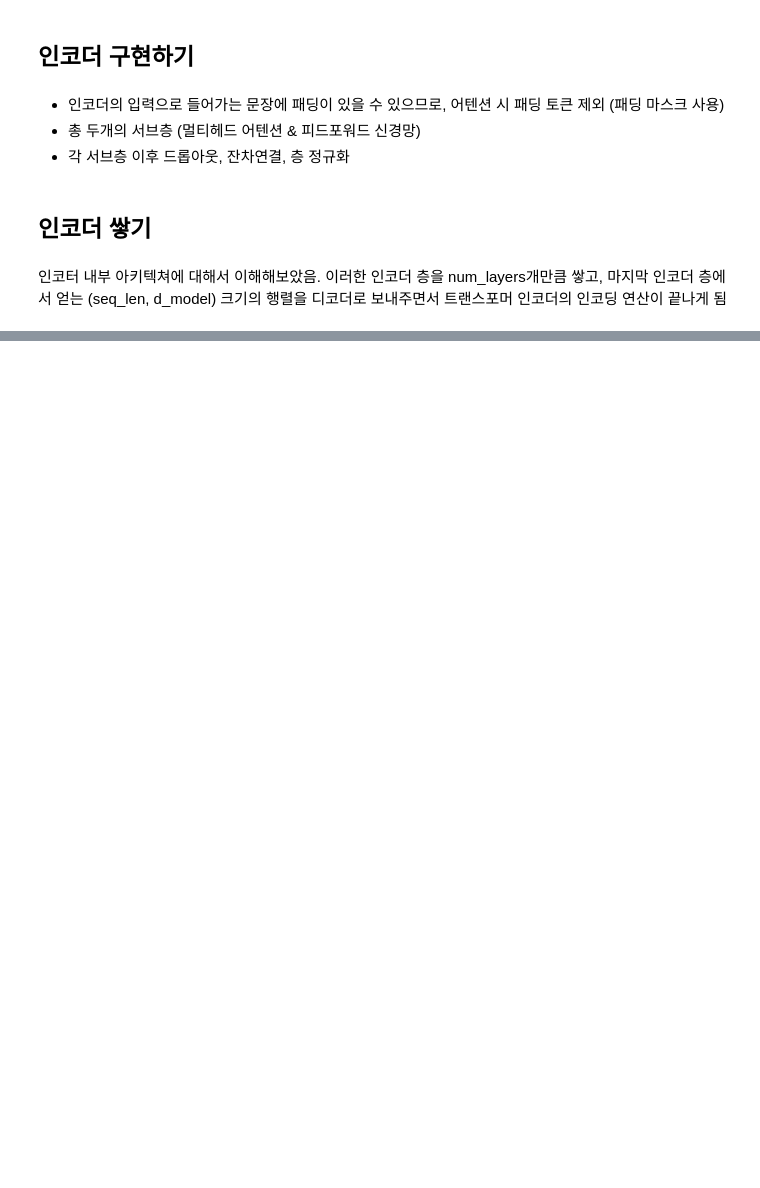
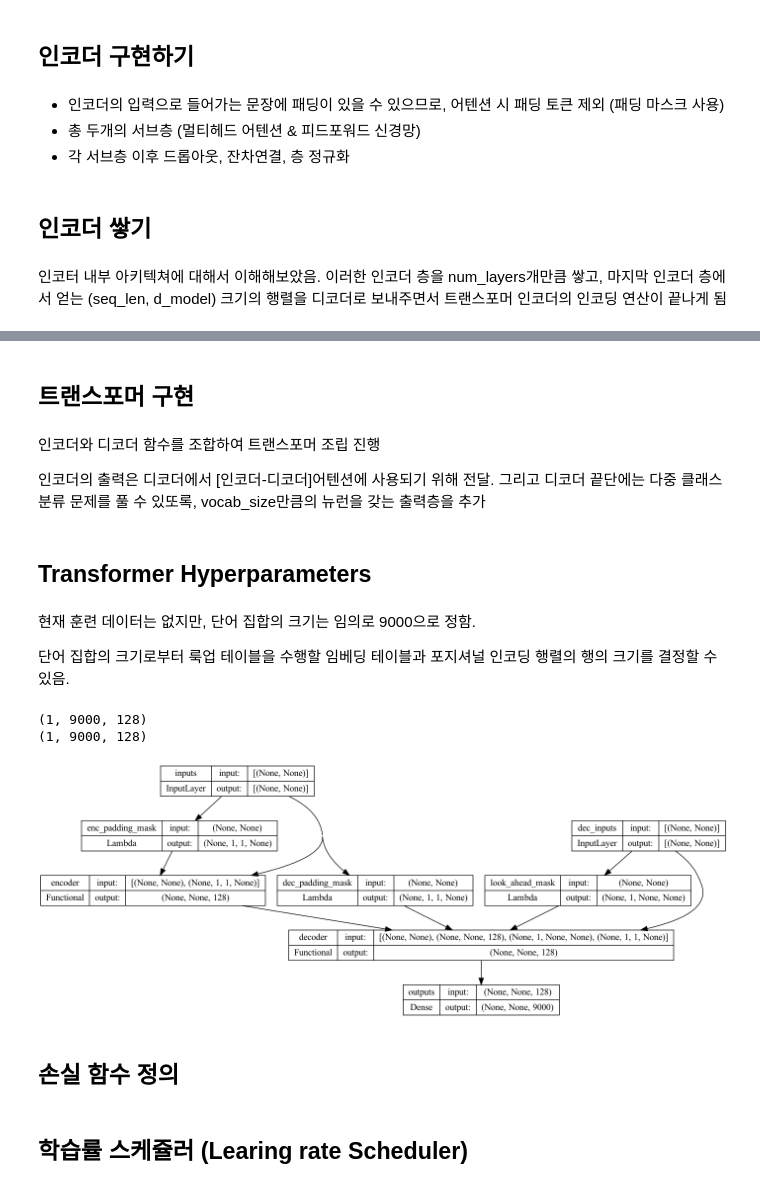
Before and after one commit to Rphabet/nlp, a Jupyter notebook: transformer/tensorflow_transformer.ipynb, the cells around one changed output, grey strips where cells are left out. Drawn from its saved outputs; the diff is of its cells as text; code cells hidden in the pictures; blank space fills up the shorter version.

Commit message:
transformer v0

```diff
--- a/transformer/tensorflow_transformer.ipynb
+++ b/transformer/tensorflow_transformer.ipynb
@@ -261,0 +267,5 @@ class MultiHeadAttention(tf.keras.layers.Layer):
+# %%
+def create_padding_mask(x):
+    mask = tf.cast(tf.math.equal(x, 0), tf.float32)  # x가 0과 같은지 bool을 리턴으로 받는 함수
+    # (batch_size, 1, 1, key의 문장 길이)
+    return mask[:, tf.newaxis, tf.newaxis, :]
@@ -275,7 +289,7 @@ def encoder_layer(dff, d_model, num_heads, dropout, name='encoder_layer'):
     :param name: layer name
     :return: model
     """
-    inputs = tf.Keras.Input(shape=(None, d_model), name='inputs')
+    inputs = tf.keras.Input(shape=(None, d_model), name='inputs')
 
     # Encoder는 패딩 마스크 사용
     padding_mask = tf.keras.Input(shape=(1, 1, None), name='padding_mask')
@@ -321,0 +416,32 @@ def encoder(vocab_size, num_layers, dff, d_model, num_heads, dropout, name='enco
+# %%
+def decoder(vocab_size, num_layers, dff, d_model, num_heads, dropout, name='decoder'):
+    inputs = tf.keras.Input(shape=(None, ), name='inputs')
+    enc_outputs = tf.keras.Input(shape=(None, d_model), name='encoder_outputs')
+
+    # 디코더는 룩어헤드와 패딩 마스크 둘 다 사용
+    look_ahead_mask = tf.keras.Input(shape=(1, None, None), name='look_ahead_mask')
+    padding_mask = tf.keras.Input(shape=(1, 1, None), name='padding_mask')
+
+    # PE + dropout
+    embeddings = tf.keras.layers.Embedding(vocab_size, d_model)(inputs)  # 단어 개수 x 임베딩 차원
+    embeddings *= tf.math.sqrt(tf.cast(d_model, tf.float32))
+    embeddings = PositionalEncoding(vocab_size, d_model)(embeddings)
+    outputs = tf.keras.layers.Dropout(rate=dropout)(embeddings)
+
+    # 디코더를 num_layers개 쌓기
+    for i in range(num_layers):
+        outputs = decoder_layer(dff=dff, d_model=d_model, num_heads=num_heads,
+                                dropout=dropout, name='decoder_layer_{}'.format(i),
+                                )(inputs=[outputs, enc_outputs, look_ahead_mask, padding_mask])
+
+    return tf.keras.Model(
+        inputs=[inputs, enc_outputs, look_ahead_mask, padding_mask],
+        outputs=outputs,
+        name=name
+    )
+# %% [markdown]
+## 트랜스포머 구현
+# %% [markdown]
+인코더와 디코더 함수를 조합하여 트랜스포머 조립 진행
+
+인코더의 출력은 디코더에서 [인코더-디코더]어텐션에 사용되기 위해 전달. 그리고 디코더 끝단에는 다중 클래스 분류 문제를 풀 수 있또록, vocab_size만큼의 뉴런을 갖는 출력층을 추가
@@ -321,0 +485,24 @@ def encoder(vocab_size, num_layers, dff, d_model, num_heads, dropout, name='enco
+# %% [markdown]
+## Transformer Hyperparameters
+# %% [markdown]
+현재 훈련 데이터는 없지만, 단어 집합의 크기는 임의로 9000으로 정함.
+
+단어 집합의 크기로부터 룩업 테이블을 수행할 임베딩 테이블과 포지셔널 인코딩 행렬의 행의 크기를 결정할 수 있음.
+# %%
+small_transformer = transformer(
+    vocab_size=9000,
+    num_layers=4,
+    dff=512,
+    d_model=128,
+    num_heads=4,
+    dropout=0.3,
+    name="small_transformer"
+)
+
+tf.keras.utils.plot_model(small_transformer, to_file='small_transformer.png', show_shapes=True)
+# %% [output]
+(1, 9000, 128)
+(1, 9000, 128)
+[figure, added]
+# %% [markdown]
+## 손실 함수 정의
@@ -321,0 +521,2 @@ def encoder(vocab_size, num_layers, dff, d_model, num_heads, dropout, name='enco
+# %% [markdown]
+## 학습률 스케쥴러 (Learing rate Scheduler)
```
Also changed, not shown: parts of 19 cells of this notebook.
